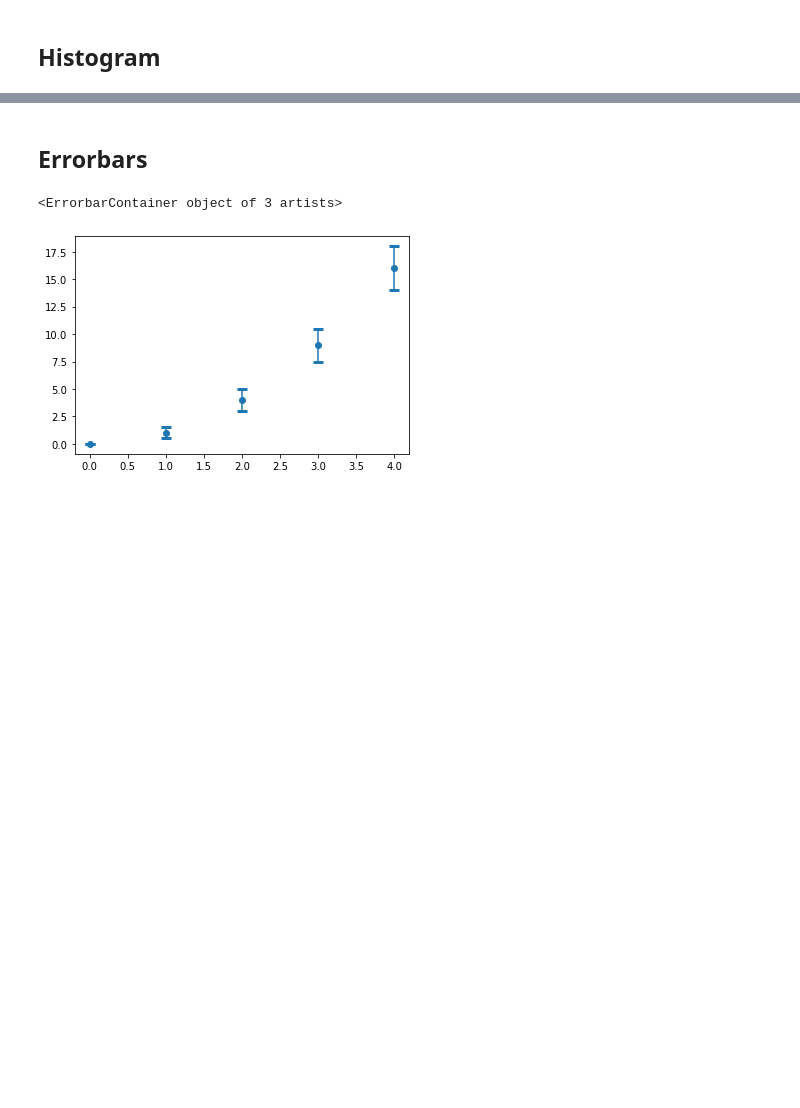
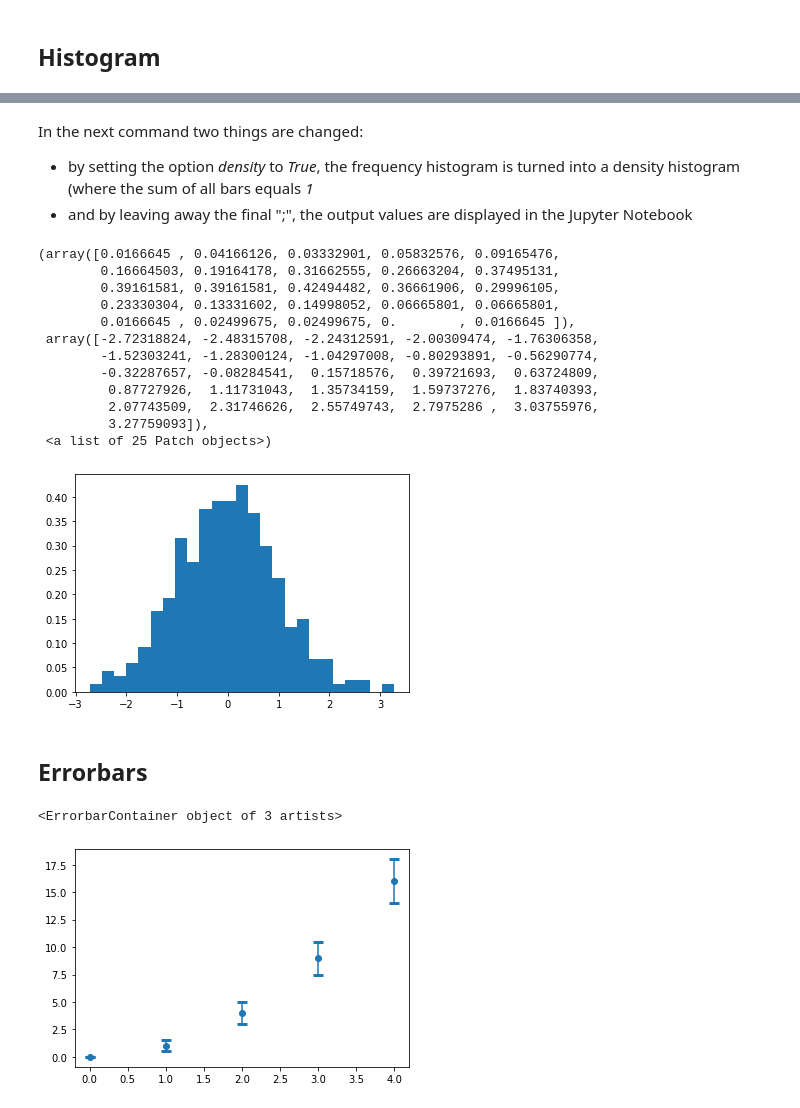
Before and after one commit to thomas-haslwanter/sapy, a Jupyter notebook: ipynbs/4_DataDisplay.ipynb, the cells around one changed output, grey strips where cells are left out. Drawn from its saved outputs; the diff is of its cells as text; code cells hidden in the pictures; blank space fills up the shorter version.

```diff
--- a/ipynbs/4_DataDisplay.ipynb
+++ b/ipynbs/4_DataDisplay.ipynb
@@ -26,3 +29,23 @@ plt.hist(x, bins=25);
+# %% [markdown]
+In the next command two things are changed:
+* by setting the option *density* to *True*, the frequency histogram is turned into a density histogram (where the sum of all bars equals *1*
+* and by leaving away the final ";", the output values are displayed in the Jupyter Notebook
+# %%
+plt.hist(x, bins=25, density=True)
+# %% [output]
+(array([0.0166645 , 0.04166126, 0.03332901, 0.05832576, 0.09165476,
+        0.16664503, 0.19164178, 0.31662555, 0.26663204, 0.37495131,
+        0.39161581, 0.39161581, 0.42494482, 0.36661906, 0.29996105,
+        0.23330304, 0.13331602, 0.14998052, 0.06665801, 0.06665801,
+        0.0166645 , 0.02499675, 0.02499675, 0.        , 0.0166645 ]),
+ array([-2.72318824, -2.48315708, -2.24312591, -2.00309474, -1.76306358,
+        -1.52303241, -1.28300124, -1.04297008, -0.80293891, -0.56290774,
+        -0.32287657, -0.08284541,  0.15718576,  0.39721693,  0.63724809,
+         0.87727926,  1.11731043,  1.35734159,  1.59737276,  1.83740393,
+         2.07743509,  2.31746626,  2.55749743,  2.7975286 ,  3.03755976,
+         3.27759093]),
+ <a list of 25 Patch objects>)
+[figure, added]
 # %% [markdown]
 ## Errorbars
 # %%
```
Also changed, not shown: parts of 8 cells of this notebook, 2 other files.
